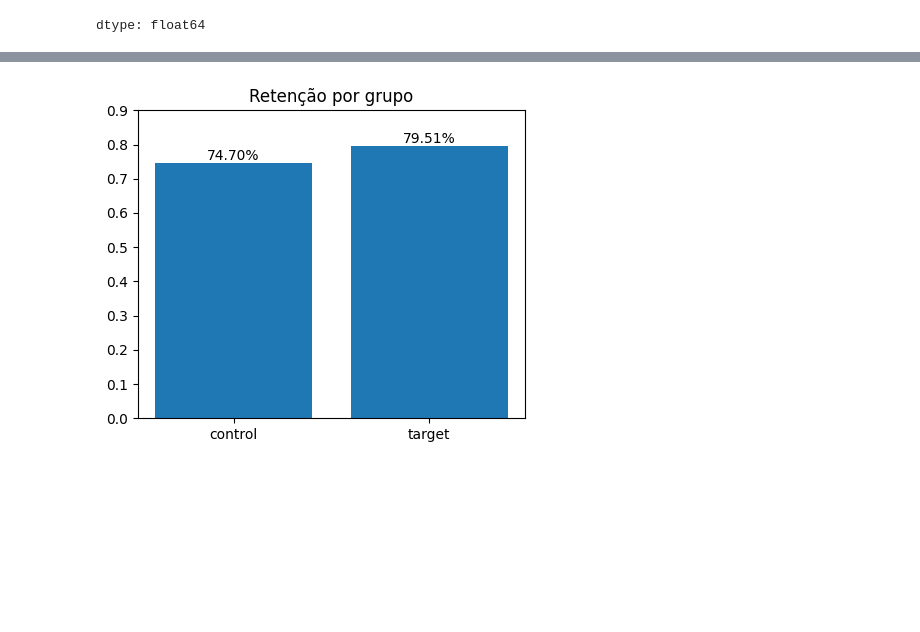
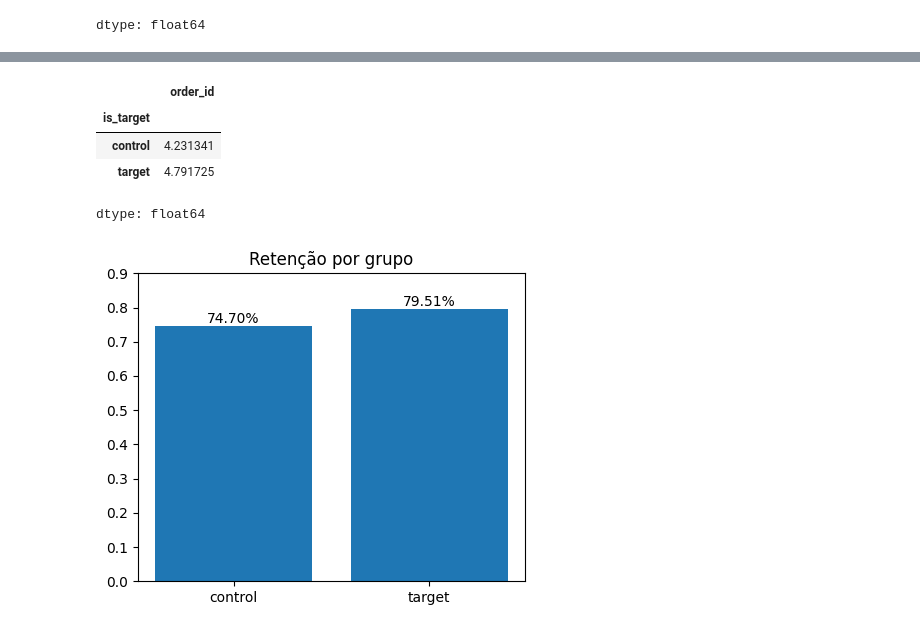
Before and after one commit to RonneyPetras/ifood-data-analysis-case, a Jupyter notebook: 02_ab_test_analysis.ipynb, the cells around one changed output, grey strips where cells are left out. Saved outputs shown, nothing was run; the diff lists cells and outputs as text; code cells hidden in the pictures; blank space fills up the shorter version.

```diff
--- a/02_ab_test_analysis.ipynb
+++ b/02_ab_test_analysis.ipynb
@@ -51,3 +62,12 @@ dtype: float64
+# %%
+df_frequencia_pedidos = df_pedidos_ab_teste.groupby(['is_target', 'customer_id'])['order_id'].count().groupby('is_target').mean()
+df_frequencia_pedidos
+# %% [output]
+|  | order_id |
+| is_target |  |
+| control | 4.231341 |
+| target | 4.791725 |
+dtype: float64
 # %%
 plt.figure(figsize=(5, 4))
 plt.bar(df_gb_retencao.index, df_gb_retencao.values)
```
Also changed, not shown: parts of 8 cells of this notebook.
